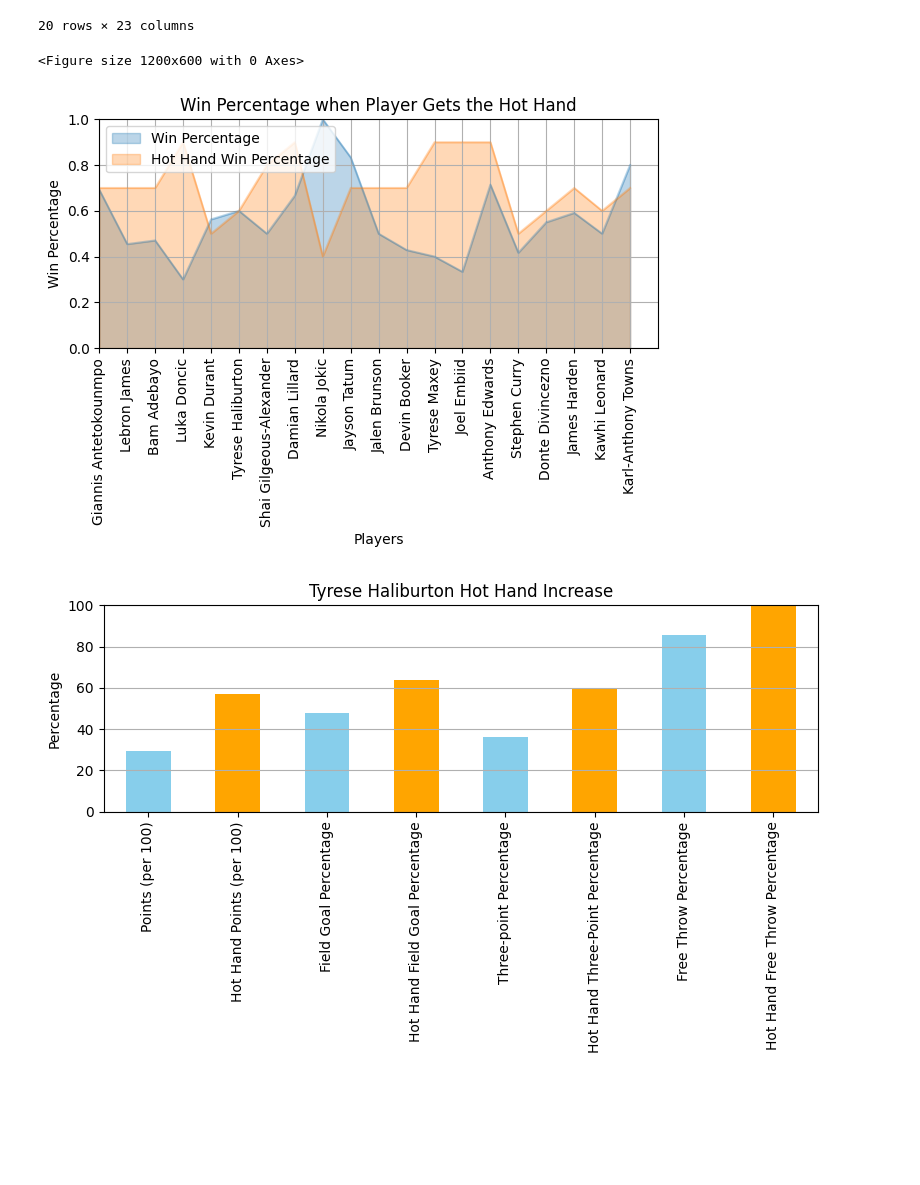
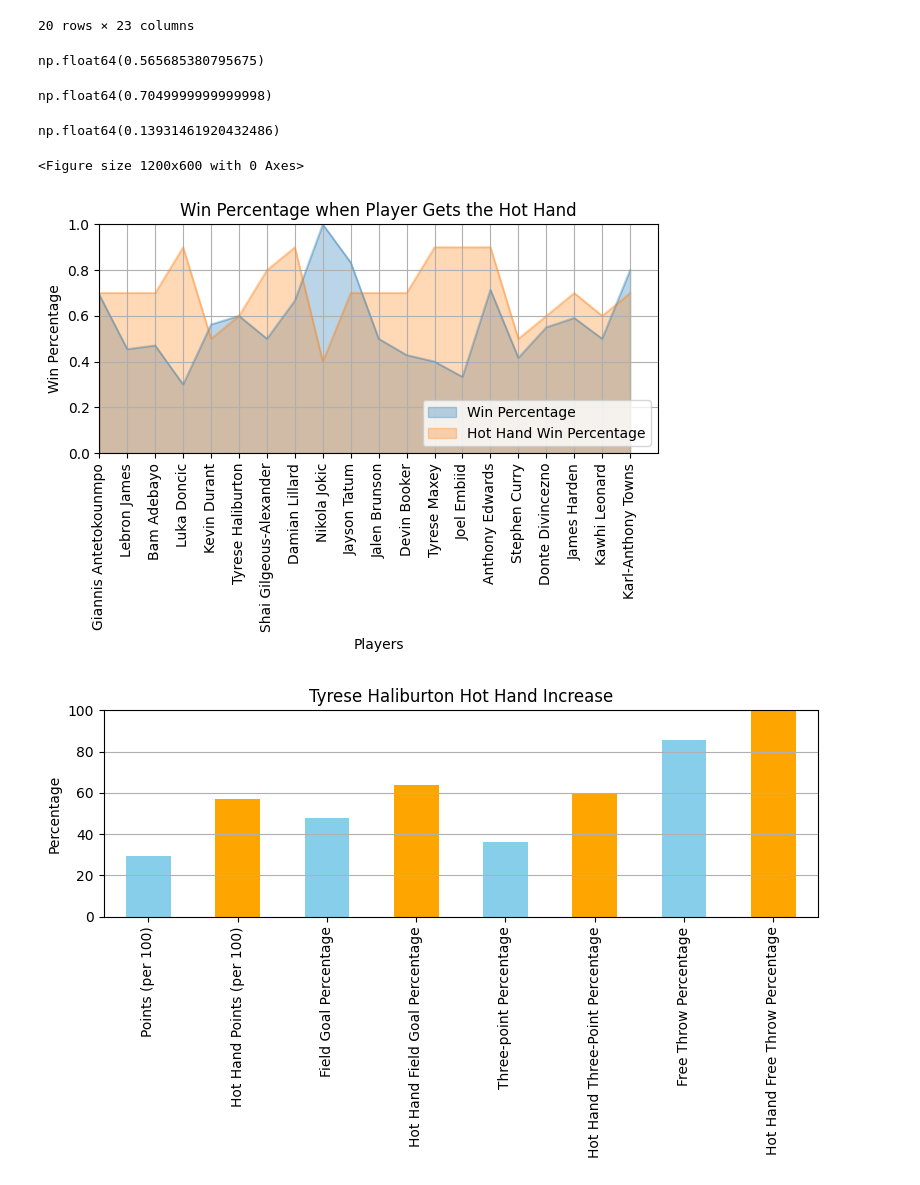
Before and after one commit to zacmac13/Hot-Hand-Project, a Jupyter notebook: HotHand.ipynb, the cells around one changed output. Drawn from its saved outputs; the diff is of its cells as text; code cells hidden in the pictures; blank space fills up the shorter version.

```diff
--- a/HotHand.ipynb
+++ b/HotHand.ipynb
@@ -349,34 +349,46 @@ hot_hand
 | Row 19 | Kawhi Leonard | 34.2 | 8.8 | 5.2 | 1.3 | ... |
 | Row 20 | Karl-Anthony Towns | 32.9 | 12.6 | 4.6 | 1.0 | ... |
 20 rows × 23 columns
+# %%
+hot_hand['Win Percentage'].mean()
+# %% [output]
+np.float64(0.565685380795675)
+# %%
+hot_hand['Hot Hand Win Percentage'].mean()
+# %% [output]
+np.float64(0.7049999999999998)
+# %%
+hot_hand['Hot Hand Win Percentage'].mean() - hot_hand['Win Percentage'].mean()
+# %% [output]
+np.float64(0.13931461920432486)
 # %%
 hot_hand = hot_hand.set_index('Players and Stats for 2023-24 Season')
 plt.figure(figsize=(12, 6))
 hot_hand[['Win Percentage', 'Hot Hand Win Percentage']].plot.area(alpha=0.3, stacked=False)
 
 plt.title('Win Percentage when Player Gets the Hot Hand')
 plt.xlabel('Players')
 plt.ylabel('Win Percentage')
 plt.ylim(0, 1)
 plt.xlim(0, 20)
 plt.grid(True)
-plt.legend(loc='upper left')
+plt.legend(loc='lower right')
 
 plt.xticks(
 
     ticks=np.arange(len(hot_hand)),
 
     labels=hot_hand.index,
 
     rotation=90
 
 )
 
 plt.tight_layout()
 plt.show()
 # %% [output]
 <Figure size 1200x600 with 0 Axes>
-[figure, old version]
+[figure, new version]
 # %%
 row = hot_hand.loc['Tyrese Haliburton', ['Points (per 100)', 'Hot Hand Points (per 100)', 'Field Goal Percentage', 'Hot Hand Field Goal Percentage', 'Three-point Percentage', 'Hot Hand Three-Point Percentage', 'Free Throw Percentage', 'Hot Hand Free Throw Percentage']]
 
```
Also changed, not shown: 1 other file.
